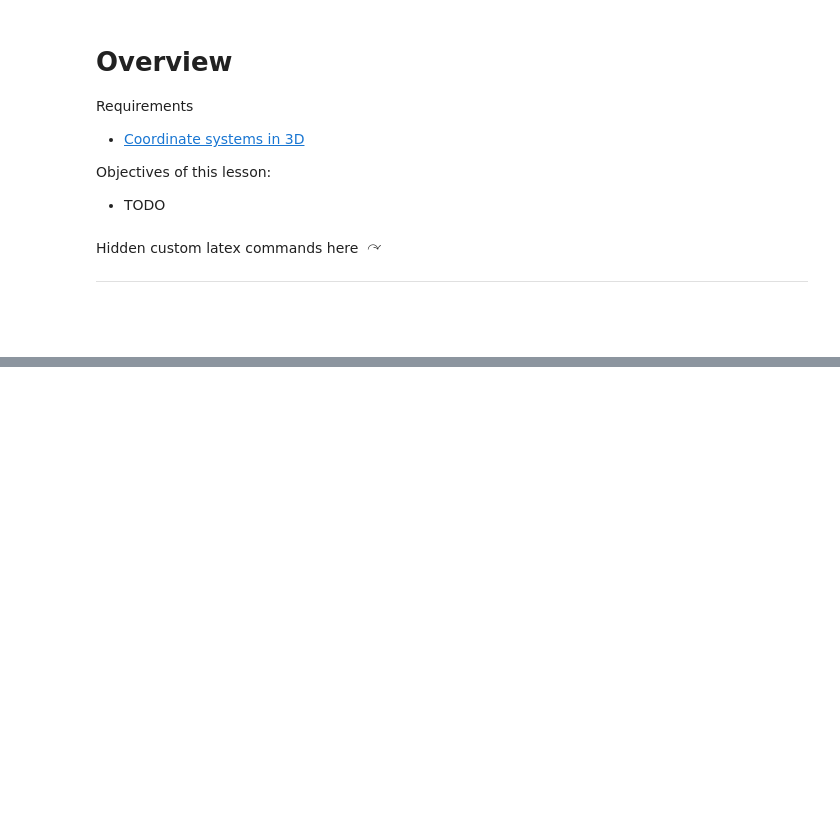
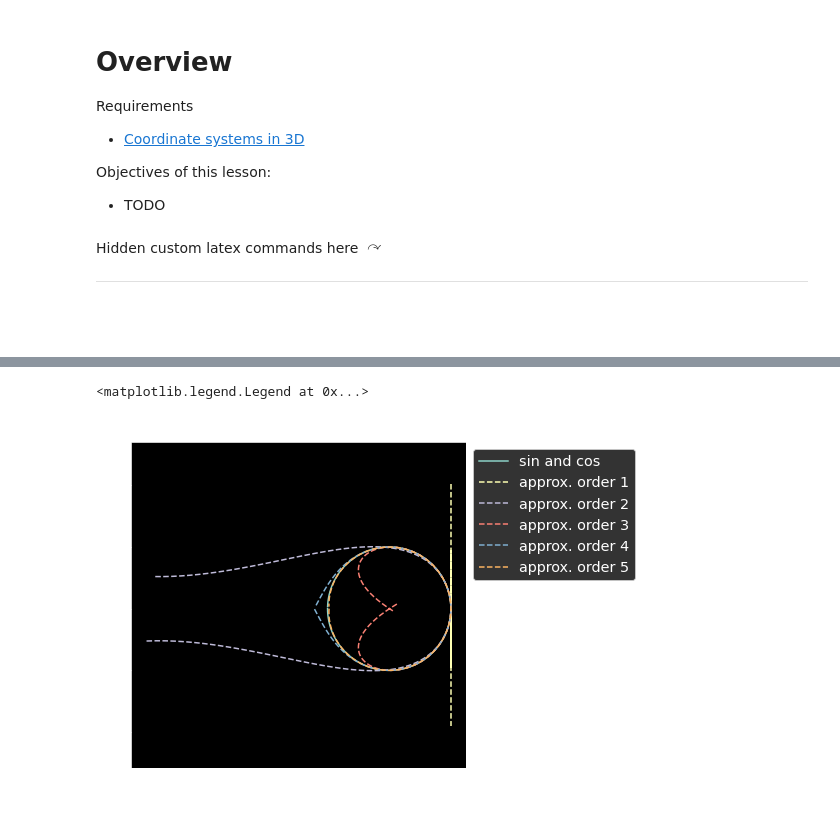
Before and after one commit to norlab-ulaval/percep3d_lessons, a Jupyter notebook: transformations_3d/2-lesson_rotation_lie.ipynb, the cells around one changed output, grey strips where cells are left out. Drawn from its saved outputs; the diff is of its cells as text; code cells hidden in the pictures; blank space fills up the shorter version.

```diff
--- a/transformations_3d/2-lesson_rotation_lie.ipynb
+++ b/transformations_3d/2-lesson_rotation_lie.ipynb
@@ -63,0 +75,44 @@ $\newcommand{\SO}[1]{\mathrm{SO}(#1)}$
+# %%
+def approx_sin(theta, order):
+    res = 0
+    # approximation of sin at order one is considered to be theta, not zero
+    for n in range(order+1):
+        exp = 2*n+1
+        res = res + (((-1)**n) * (theta**exp))/np.math.factorial(exp)
+    return res
+
+def approx_cos(theta, order):
+    res = 0
+    for n in range(order):
+        exp = 2*n
+        res = res + (((-1)**n) * (theta**exp))/np.math.factorial(exp)
+    return res
+
+theta = np.arange(-np.pi, np.pi, 0.05)
+x = np.cos(theta)
+y = np.sin(theta)
+
+
+
+%matplotlib inline
+
+fig = plt.figure(figsize=(6,6))
+ax1 = fig.add_subplot(111)
+ax = ax1
+ax.set_title(r"Approximation of trigonomety functions")
+
+ax.plot(x, y)
+legend_str = ["sin and cos"]
+
+for i in range(5):
+    order = i+1
+    x_approx = approx_cos(theta, order)
+    y_approx = approx_sin(theta, order)
+    ax.plot(x_approx, y_approx, '--')
+    legend_str.append("approx. order %i" % order)
+
+ax.axis('equal')
+ax.legend(legend_str, bbox_to_anchor=(1, 1))
+# %% [output]
+<matplotlib.legend.Legend at 0x...>
+[figure, added]
```
Also changed, not shown: parts of 2 cells of this notebook, 4 other files.
